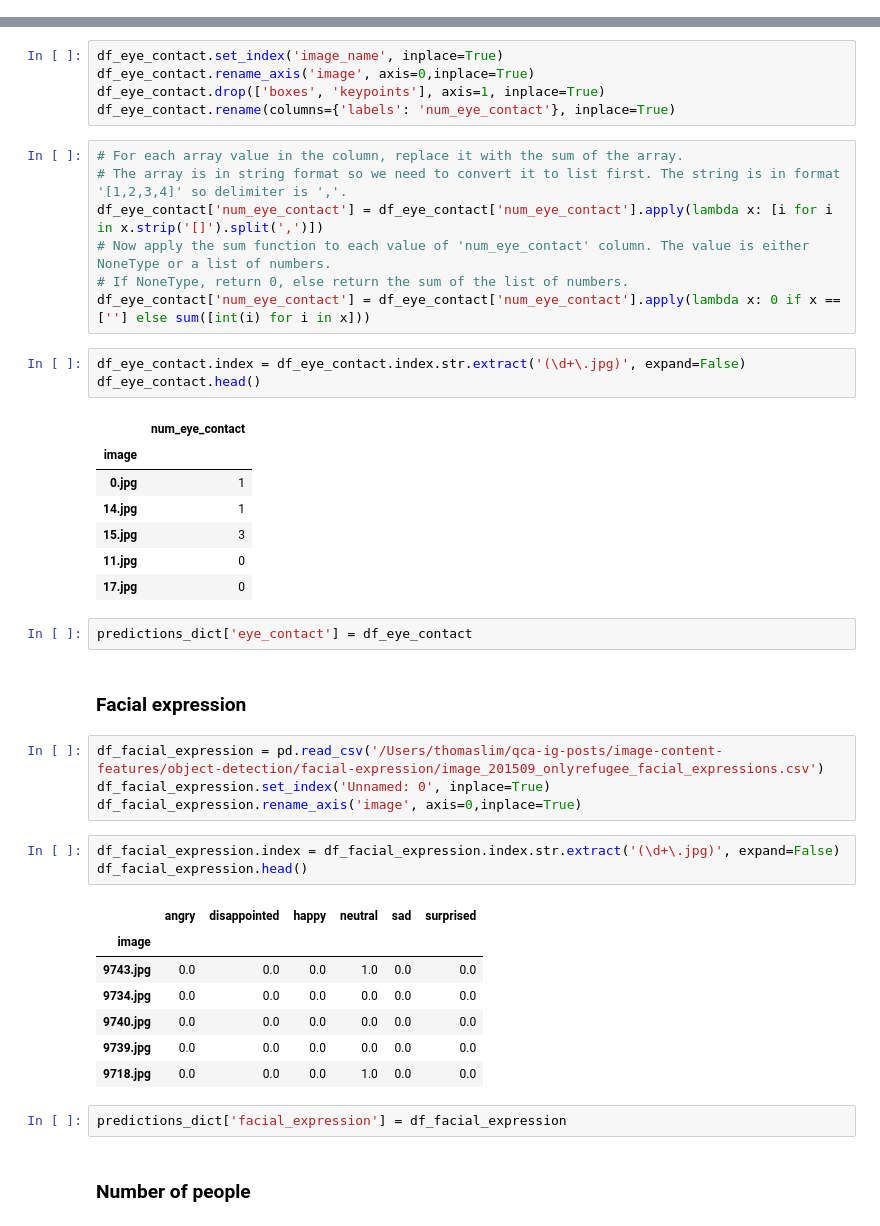
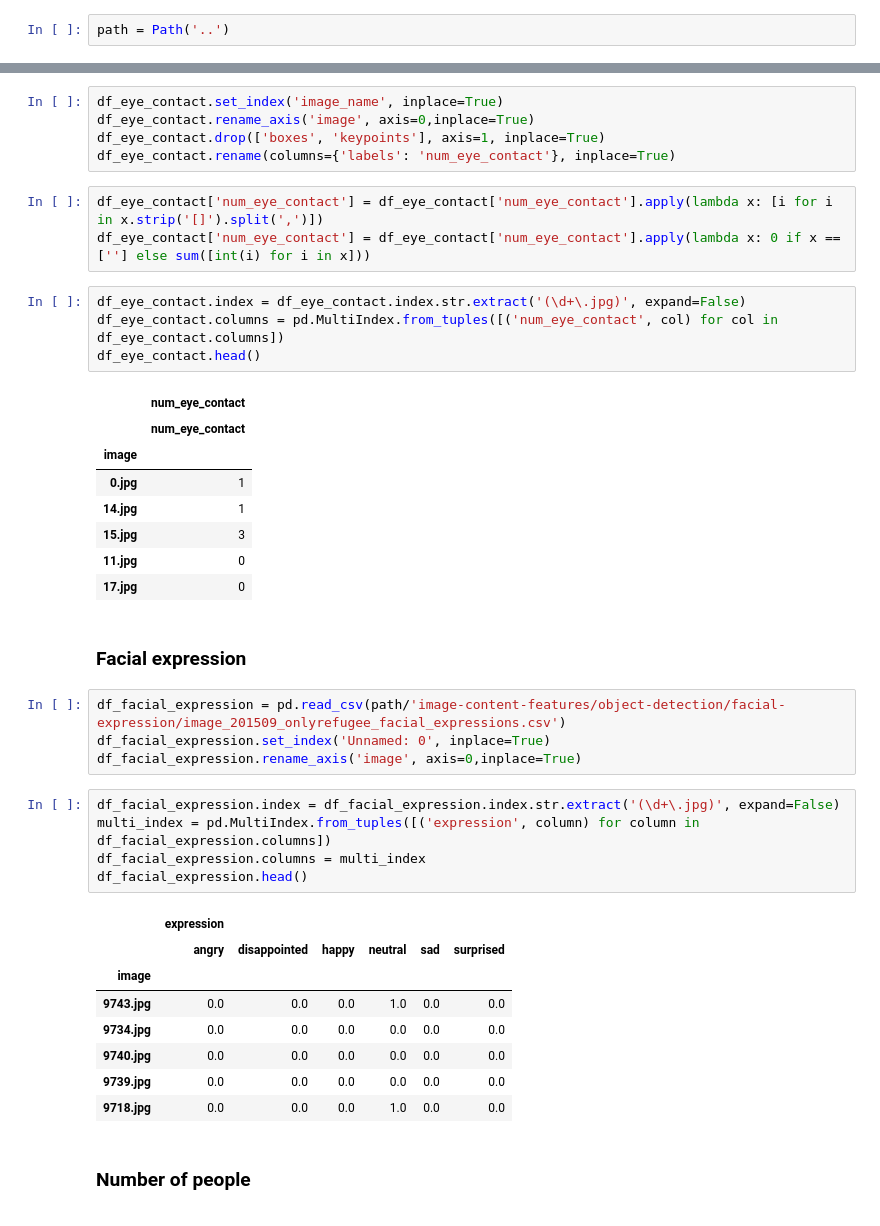
Before and after one commit to thomaslim6793/qca-ig-posts, a Jupyter notebook: predictions/all_preds.ipynb, the cells around one changed output, grey strips where cells are left out. Cells and saved outputs as stored; diff of their text form.

```diff
--- a/predictions/vectorize_predictions.ipynb
+++ b/predictions/all_preds.ipynb
@@ -8,0 +8,2 @@ predictions_dict = {}
+# %%
+path = Path('..')
@@ -103,17 +108,15 @@ df_eye_contact.set_index('image_name', inplace=True)
 df_eye_contact.rename_axis('image', axis=0,inplace=True)
 df_eye_contact.drop(['boxes', 'keypoints'], axis=1, inplace=True)
 df_eye_contact.rename(columns={'labels': 'num_eye_contact'}, inplace=True)
-# %%
-# For each array value in the column, replace it with the sum of the array.
-# The array is in string format so we need to convert it to list first. The string is in format '[1,2,3,4]' so delimiter is ','.
-df_eye_contact['num_eye_contact'] = df_eye_contact['num_eye_contact'].apply(lambda x: [i for i in x.strip('[]').split(',')])
-# Now apply the sum function to each value of 'num_eye_contact' column. The value is either NoneType or a list of numbers.
-# If NoneType, return 0, else return the sum of the list of numbers.
-df_eye_contact['num_eye_contact'] = df_eye_contact['num_eye_contact'].apply(lambda x: 0 if x == [''] else sum([int(i) for i in x]))
+# %%
+df_eye_contact['num_eye_contact'] = df_eye_contact['num_eye_contact'].apply(lambda x: [i for i in x.strip('[]').split(',')])
+df_eye_contact['num_eye_contact'] = df_eye_contact['num_eye_contact'].apply(lambda x: 0 if x == [''] else sum([int(i) for i in x]))
 # %%
 df_eye_contact.index = df_eye_contact.index.str.extract('(\d+\.jpg)', expand=False)
+df_eye_contact.columns = pd.MultiIndex.from_tuples([('num_eye_contact', col) for col in df_eye_contact.columns])
 df_eye_contact.head()
 # %% [output]
+|  | num_eye_contact |
 |  | num_eye_contact |
 | image |  |
 | 0.jpg | 1 |
@@ -121,18 +124,19 @@ df_eye_contact.head()
 | 15.jpg | 3 |
 | 11.jpg | 0 |
 | 17.jpg | 0 |
-# %%
-predictions_dict['eye_contact'] = df_eye_contact
 # %% [markdown]
 ### Facial expression
 # %%
-df_facial_expression = pd.read_csv('/Users/thomaslim/qca-ig-posts/image-content-features/object-detection/facial-expression/image_201509_onlyrefugee_facial_expressions.csv')
+df_facial_expression = pd.read_csv(path/'image-content-features/object-detection/facial-expression/image_201509_onlyrefugee_facial_expressions.csv')
 df_facial_expression.set_index('Unnamed: 0', inplace=True)
 df_facial_expression.rename_axis('image', axis=0,inplace=True)
 # %%
 df_facial_expression.index = df_facial_expression.index.str.extract('(\d+\.jpg)', expand=False)
+multi_index = pd.MultiIndex.from_tuples([('expression', column) for column in df_facial_expression.columns])
+df_facial_expression.columns = multi_index
 df_facial_expression.head()
 # %% [output]
+|  | expression |  |  |  |  |  |
 |  | angry | disappointed | happy | neutral | sad | surprised |
 | image |  |  |  |  |  |  |
 | 9743.jpg | 0.0 | 0.0 | 0.0 | 1.0 | 0.0 | 0.0 |
@@ -140,8 +144,6 @@ df_facial_expression.head()
 | 9740.jpg | 0.0 | 0.0 | 0.0 | 0.0 | 0.0 | 0.0 |
 | 9739.jpg | 0.0 | 0.0 | 0.0 | 0.0 | 0.0 | 0.0 |
 | 9718.jpg | 0.0 | 0.0 | 0.0 | 1.0 | 0.0 | 0.0 |
-# %%
-predictions_dict['facial_expression'] = df_facial_expression
 # %% [markdown]
 ### Number of people
 # %%
```
Also changed, not shown: parts of 27 cells of this notebook, 2 other files.
